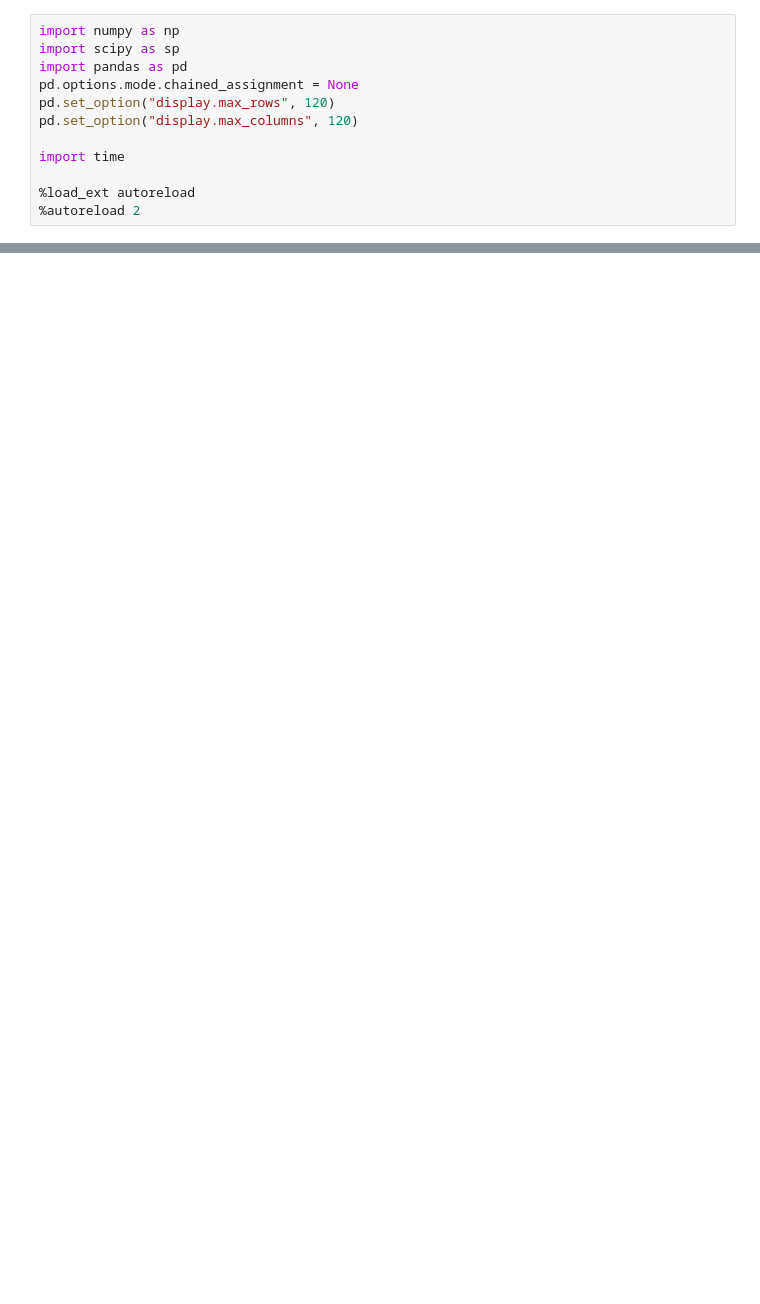
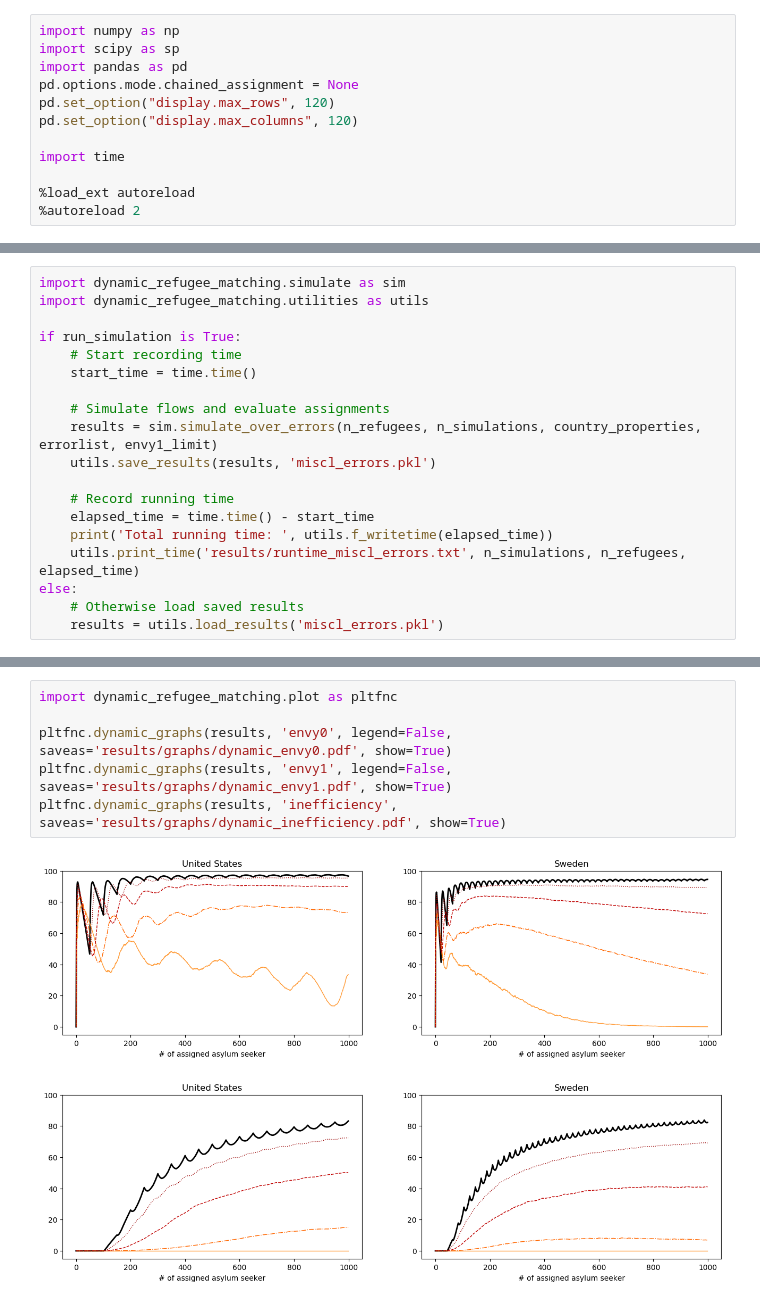
Before and after one commit to alemartinello/dynamic_refugee_matching, a Jupyter notebook: notebooks/Simulations.ipynb, the cells around one changed output, grey strips where cells are left out. Cells and saved outputs as stored; diff of their text form; blank space fills up the shorter version.

Commit message:
Simulations_1

```diff
--- a/notebooks/Simulations.ipynb
+++ b/notebooks/Simulations.ipynb
@@ -151,0 +76,19 @@ SyntaxError: invalid syntax (<ipython-input-19-56defb06f5cb>, line 1)
+# %%
+import dynamic_refugee_matching.simulate as sim
+import dynamic_refugee_matching.utilities as utils
+
+if run_simulation is True:
+    # Start recording time
+    start_time = time.time()
+
+    # Simulate flows and evaluate assignments
+    results = sim.simulate_over_errors(n_refugees, n_simulations, country_properties, errorlist, envy1_limit)
+    utils.save_results(results, 'miscl_errors.pkl')
+
+    # Record running time
+    elapsed_time = time.time() - start_time
+    print('Total running time: ', utils.f_writetime(elapsed_time))
+    utils.print_time('results/runtime_miscl_errors.txt', n_simulations, n_refugees, elapsed_time)
+else:
+    # Otherwise load saved results
+    results = utils.load_results('miscl_errors.pkl')
@@ -151,0 +104,9 @@ SyntaxError: invalid syntax (<ipython-input-19-56defb06f5cb>, line 1)
+# %%
+import dynamic_refugee_matching.plot as pltfnc
+
+pltfnc.dynamic_graphs(results, 'envy0', legend=False, saveas='results/graphs/dynamic_envy0.pdf', show=True)
+pltfnc.dynamic_graphs(results, 'envy1', legend=False, saveas='results/graphs/dynamic_envy1.pdf', show=True)
+pltfnc.dynamic_graphs(results, 'inefficiency', saveas='results/graphs/dynamic_inefficiency.pdf', show=True)
+# %% [output]
+[figure, added]
+[figure, added]
```
Also changed, not shown: parts of 11 cells of this notebook, 12 other files.
